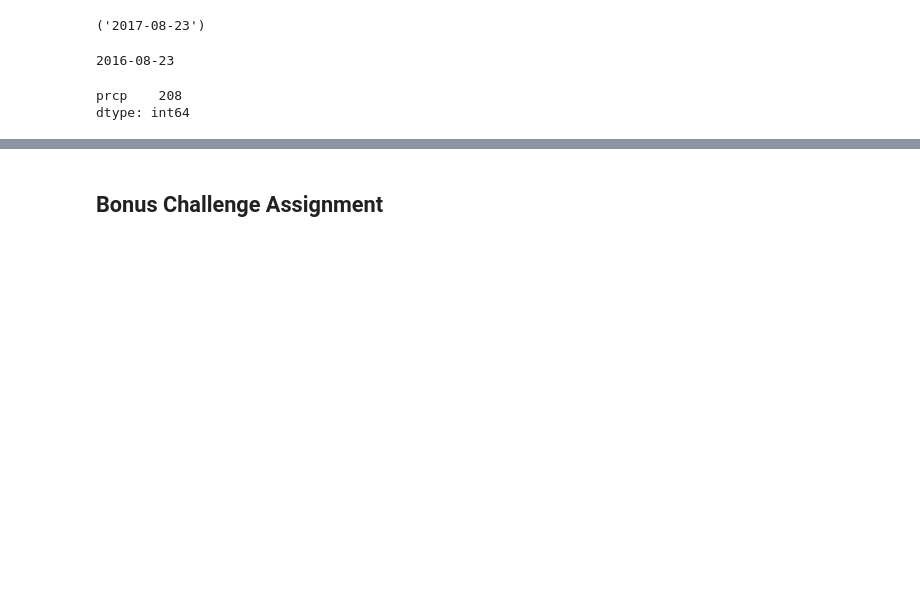
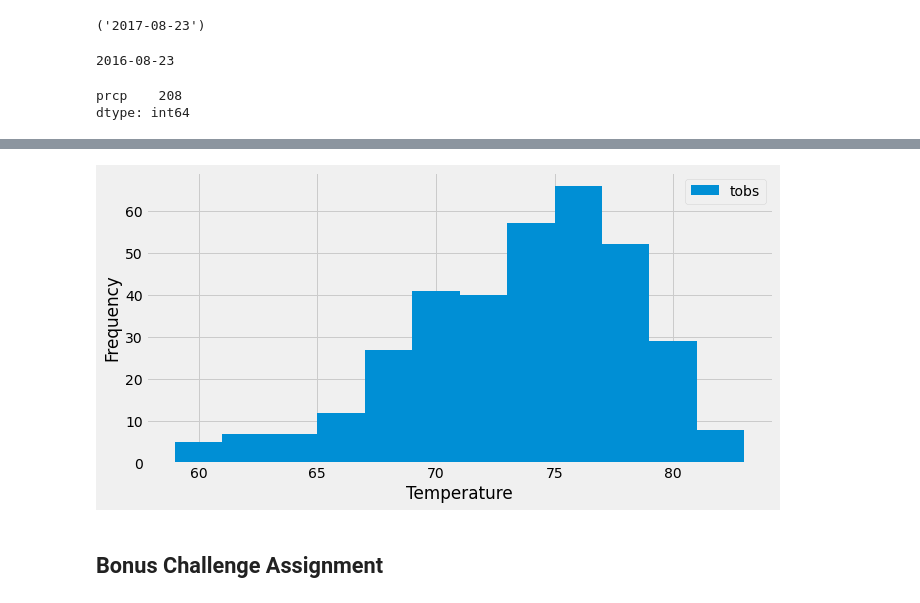
Before and after one commit to SoniMohandas/sqlalchemy-challenge, a Jupyter notebook: climate_starter.ipynb, the cells around one changed output, grey strips where cells are left out. Cells and saved outputs as stored; diff of their text form; code cells hidden in the pictures; blank space fills up the shorter version.

```diff
--- a/climate_starter.ipynb
+++ b/climate_starter.ipynb
@@ -165,3 +193,8 @@ USC00518838           511
 # %%
 # Choose the station with the highest number of temperature observations.
 # Query the last 12 months of temperature observation data for this station and plot the results as a histogram
+twelve_month_tobs=session.query(Measurement.tobs).\
+filter(Measurement.station=='USC00519281', Measurement.date>date_year_ago).all()
+twelve_month_tobs=pd.DataFrame(twelve_month_tobs)
+
+twelve_month_tobs
@@ -168,3 +215,14 @@ USC00518838           511
+# %%
+# Histogram of one year temperature of station "USC00519281"
+fig, ax = plt.subplots(figsize=(10,5))
+ax.hist(twelve_month_tobs, bins=12)
+ax.set_xlabel("Temperature")
+ax.set_ylabel("Frequency")
+ax.legend(["tobs"])
+plt.show()
+fig.savefig('tobs.png')
+# %% [output]
+[figure, added]
 # %% [markdown]
 ## Bonus Challenge Assignment
 # %%
```
Also changed, not shown: parts of 12 cells of this notebook, 3 other files.
